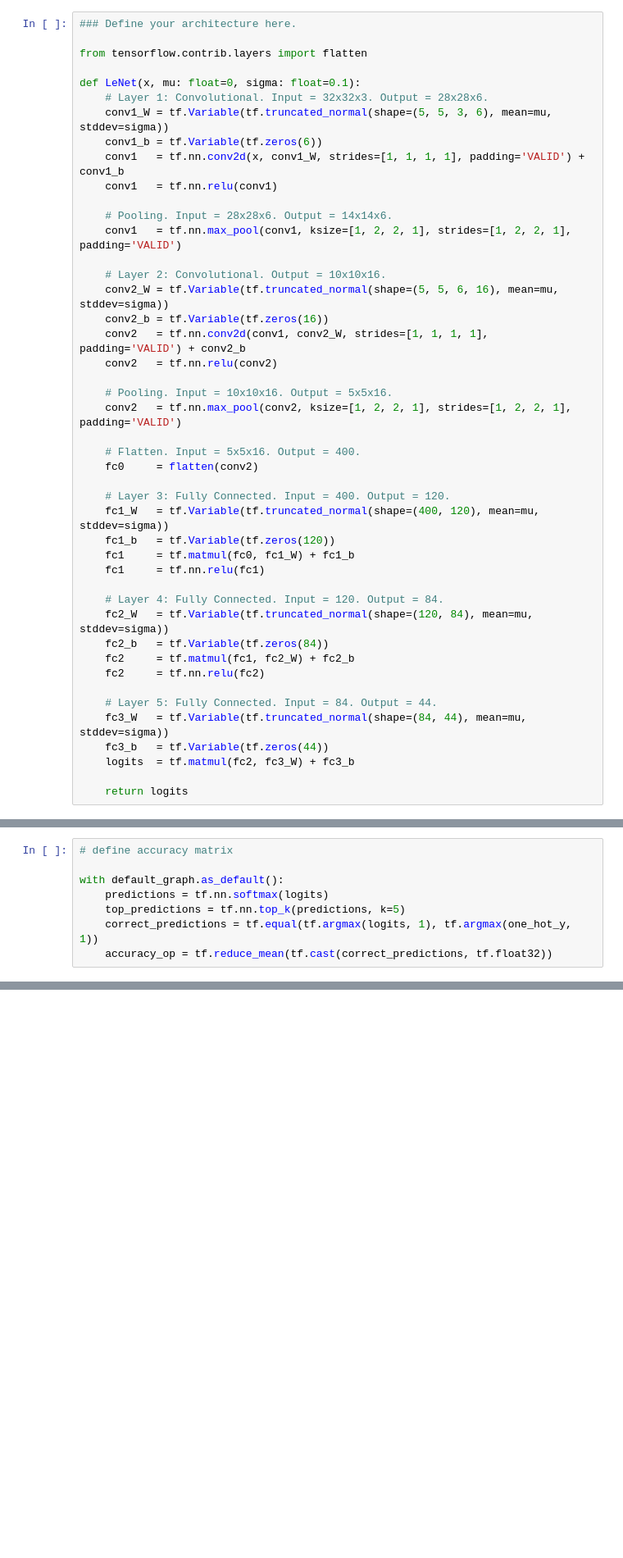
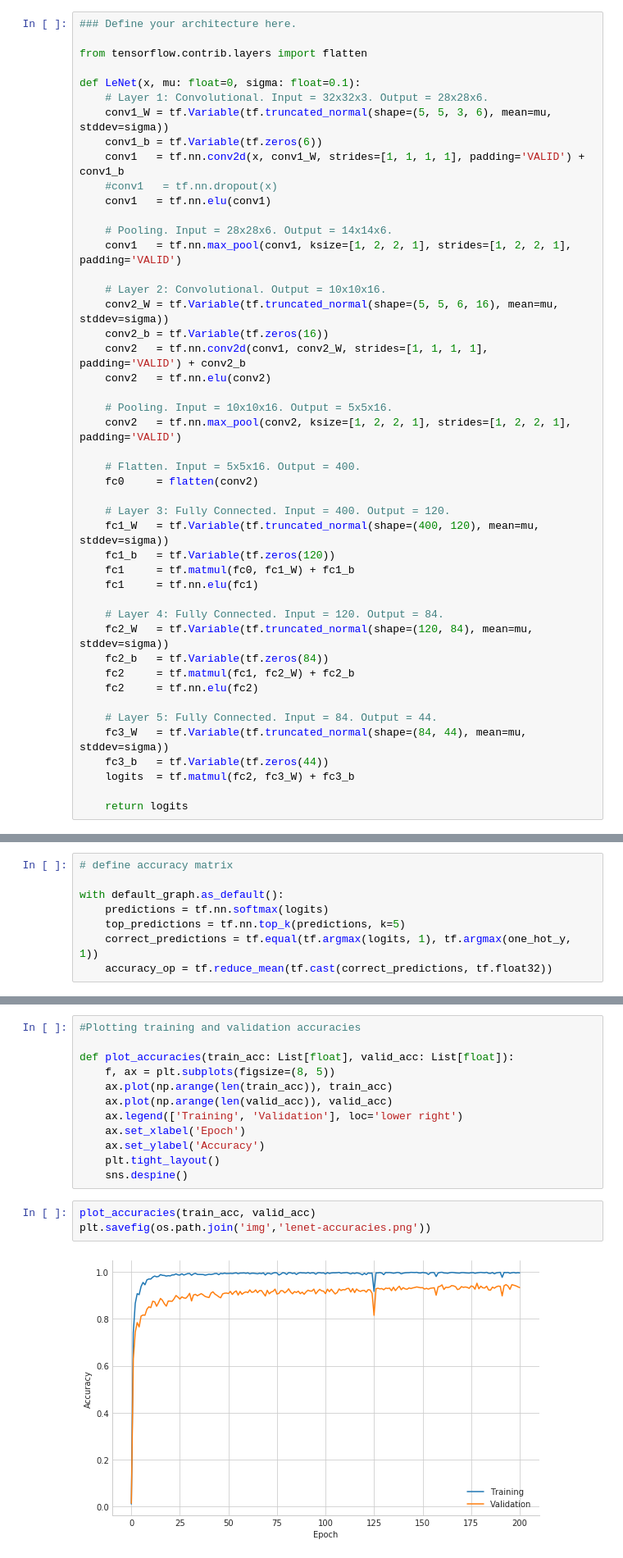
Before and after one commit to udapy/CarND-Traffic-Sign-Classifier-Project, a Jupyter notebook: Traffic_Sign_Classifier.ipynb, the cells around one changed output, grey strips where cells are left out. Shown at 82% size. Saved outputs shown, nothing was run; the diff lists cells and outputs as text; blank space fills up the shorter version.

Commit message:
model training complete with model arch update

```diff
--- a/Traffic_Sign_Classifier.ipynb
+++ b/Traffic_Sign_Classifier.ipynb
@@ -445,7 +445,8 @@ def LeNet(x, mu: float=0, sigma: float=0.1):
     conv1_W = tf.Variable(tf.truncated_normal(shape=(5, 5, 3, 6), mean=mu, stddev=sigma))
     conv1_b = tf.Variable(tf.zeros(6))
     conv1   = tf.nn.conv2d(x, conv1_W, strides=[1, 1, 1, 1], padding='VALID') + conv1_b
-    conv1   = tf.nn.relu(conv1)
+    #conv1   = tf.nn.dropout(x)
+    conv1   = tf.nn.elu(conv1)
 
     # Pooling. Input = 28x28x6. Output = 14x14x6.
     conv1   = tf.nn.max_pool(conv1, ksize=[1, 2, 2, 1], strides=[1, 2, 2, 1], padding='VALID')
@@ -454,7 +455,7 @@ def LeNet(x, mu: float=0, sigma: float=0.1):
     conv2_W = tf.Variable(tf.truncated_normal(shape=(5, 5, 6, 16), mean=mu, stddev=sigma))
     conv2_b = tf.Variable(tf.zeros(16))
     conv2   = tf.nn.conv2d(conv1, conv2_W, strides=[1, 1, 1, 1], padding='VALID') + conv2_b
-    conv2   = tf.nn.relu(conv2)
+    conv2   = tf.nn.elu(conv2)
 
     # Pooling. Input = 10x10x16. Output = 5x5x16.
     conv2   = tf.nn.max_pool(conv2, ksize=[1, 2, 2, 1], strides=[1, 2, 2, 1], padding='VALID')
@@ -466,13 +467,13 @@ def LeNet(x, mu: float=0, sigma: float=0.1):
     fc1_W   = tf.Variable(tf.truncated_normal(shape=(400, 120), mean=mu, stddev=sigma))
     fc1_b   = tf.Variable(tf.zeros(120))
     fc1     = tf.matmul(fc0, fc1_W) + fc1_b
-    fc1     = tf.nn.relu(fc1)
+    fc1     = tf.nn.elu(fc1)
 
     # Layer 4: Fully Connected. Input = 120. Output = 84.
     fc2_W   = tf.Variable(tf.truncated_normal(shape=(120, 84), mean=mu, stddev=sigma))
     fc2_b   = tf.Variable(tf.zeros(84))
     fc2     = tf.matmul(fc1, fc2_W) + fc2_b
-    fc2     = tf.nn.relu(fc2)
+    fc2     = tf.nn.elu(fc2)
 
     # Layer 5: Fully Connected. Input = 84. Output = 44.
     fc3_W   = tf.Variable(tf.truncated_normal(shape=(84, 44), mean=mu, stddev=sigma))
@@ -644,0 +646,17 @@ EPOCH 200 ... Validation Accuracy = 0.933 (highest so far = 0.941, epoch 192)
+# %%
+#Plotting training and validation accuracies
+
+def plot_accuracies(train_acc: List[float], valid_acc: List[float]):
+    f, ax = plt.subplots(figsize=(8, 5))
+    ax.plot(np.arange(len(train_acc)), train_acc)
+    ax.plot(np.arange(len(valid_acc)), valid_acc)
+    ax.legend(['Training', 'Validation'], loc='lower right')
+    ax.set_xlabel('Epoch')
+    ax.set_ylabel('Accuracy')
+    plt.tight_layout()
+    sns.despine()
+# %%
+plot_accuracies(train_acc, valid_acc)
+plt.savefig(os.path.join('img','lenet-accuracies.png'))
+# %% [output]
+[figure, added]
```
Also changed, not shown: parts of 8 cells of this notebook, 5 other files.
